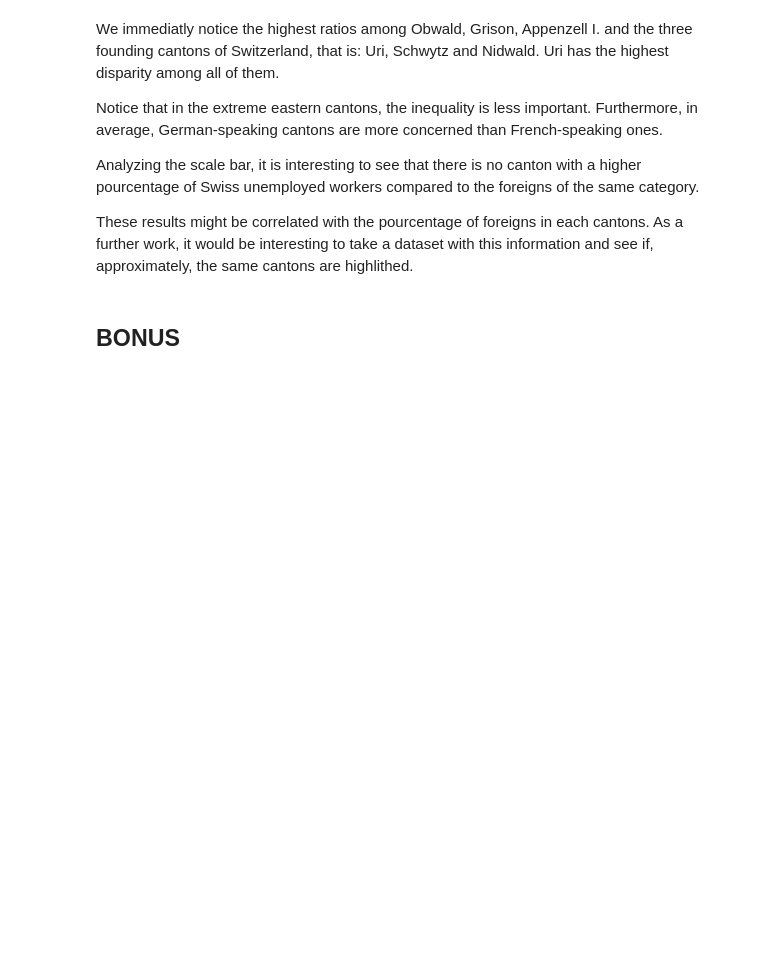
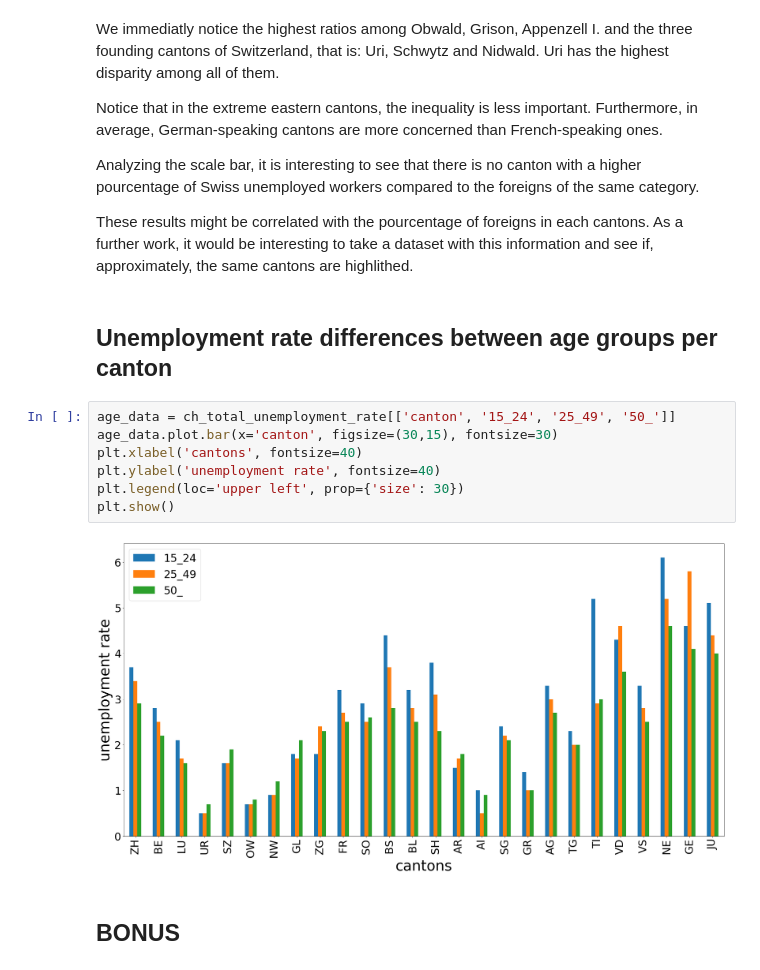
Before and after one commit to Timonzimm/CS-401, a Jupyter notebook: HW03/Homework 3.ipynb, the cells around one changed output. Drawn from its saved outputs; the diff is of its cells as text; blank space fills up the shorter version.

Commit message:
Some work for stats per age groups

```diff
--- a/HW03/Homework 3.ipynb
+++ b/HW03/Homework 3.ipynb
@@ -305,6 +306,17 @@ Notice that in the extreme eastern cantons, the inequality is less important. Fu
 Analyzing the scale bar, it is interesting to see that there is no canton with a higher pourcentage of Swiss unemployed workers compared to the foreigns of the same category.
 
 These results might be correlated with the pourcentage of foreigns in each cantons. As a further work, it would be interesting to take a dataset with this information and see if, approximately, the same cantons are highlithed.
+# %% [markdown]
+## Unemployment rate differences between age groups per canton
+# %%
+age_data = ch_total_unemployment_rate[['canton', '15_24', '25_49', '50_']]
+age_data.plot.bar(x='canton', figsize=(30,15), fontsize=30)
+plt.xlabel('cantons', fontsize=40)
+plt.ylabel('unemployment rate', fontsize=40)
+plt.legend(loc='upper left', prop={'size': 30})
+plt.show()
+# %% [output]
+[figure, added]
 # %% [markdown]
 ## BONUS
 # %%
```
Also changed, not shown: parts of 1 cell of this notebook.
